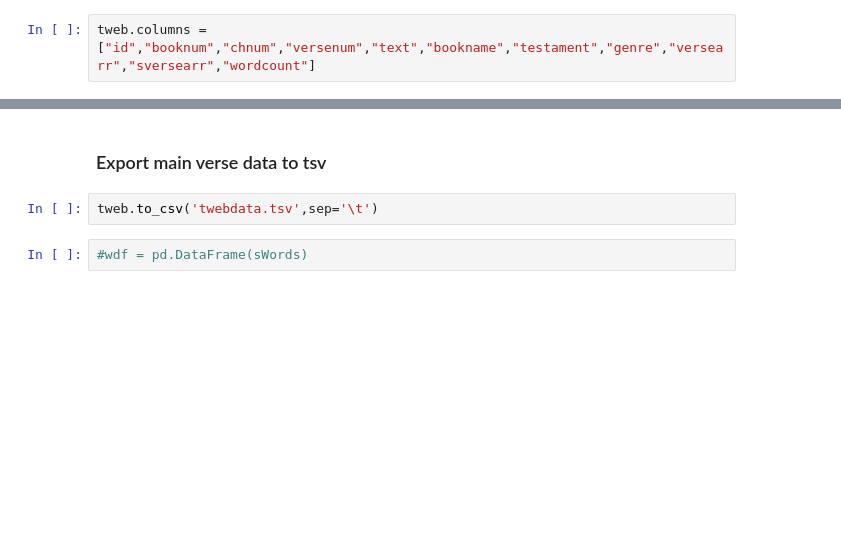
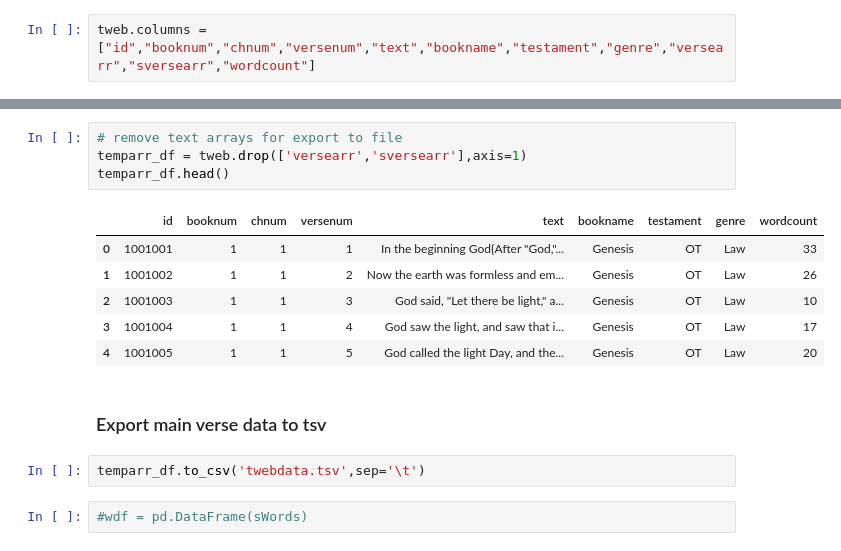
Before and after one commit to Ianssmith/bibleviz, a Jupyter notebook: data/reform.py.ipynb, the cells around one changed output, grey strips where cells are left out. Drawn from its saved outputs; the diff is of its cells as text; blank space fills up the shorter version.

Commit message:
drops word arrays from twebdata file moves around some data refrencing in script.js to try and improve loading

```diff
--- a/data/reform.py.ipynb
+++ b/data/reform.py.ipynb
@@ -319,10 +312,21 @@ tweb.head()
 | 2 | 1001003 | 1 | 1 | 3 | God said, "Let there be light," a... | Genesis | OT | Law | [God, said, Let, there, be, light... | [God, said, Let, light, light] | ... |
 | 3 | 1001004 | 1 | 1 | 4 | God saw the light, and saw that i... | Genesis | OT | Law | [God, saw, the, light, and, saw, ... | [God, saw, light, saw, good, God,... | ... |
 | 4 | 1001005 | 1 | 1 | 5 | God called the light Day, and the... | Genesis | OT | Law | [God, called, the, light, Day, an... | [God, called, light, Day, darknes... | ... |
+# %%
+# remove text arrays for export to file
+temparr_df = tweb.drop(['versearr','sversearr'],axis=1)
+temparr_df.head()
+# %% [output]
+|  | id | booknum | chnum | versenum | text | bookname | testament | genre | wordcount |
+| 0 | 1001001 | 1 | 1 | 1 | In the beginning God{After "God,"... | Genesis | OT | Law | 33 |
+| 1 | 1001002 | 1 | 1 | 2 | Now the earth was formless and em... | Genesis | OT | Law | 26 |
+| 2 | 1001003 | 1 | 1 | 3 | God said, "Let there be light," a... | Genesis | OT | Law | 10 |
+| 3 | 1001004 | 1 | 1 | 4 | God saw the light, and saw that i... | Genesis | OT | Law | 17 |
+| 4 | 1001005 | 1 | 1 | 5 | God called the light Day, and the... | Genesis | OT | Law | 20 |
 # %% [markdown]
 ### Export main verse data to tsv
 # %%
-tweb.to_csv('twebdata.tsv',sep='\t')
+temparr_df.to_csv('twebdata.tsv',sep='\t')
 # %%
 #wdf = pd.DataFrame(sWords)
 # %%
```
Also changed, not shown: parts of 4 cells of this notebook, 2 other files.
